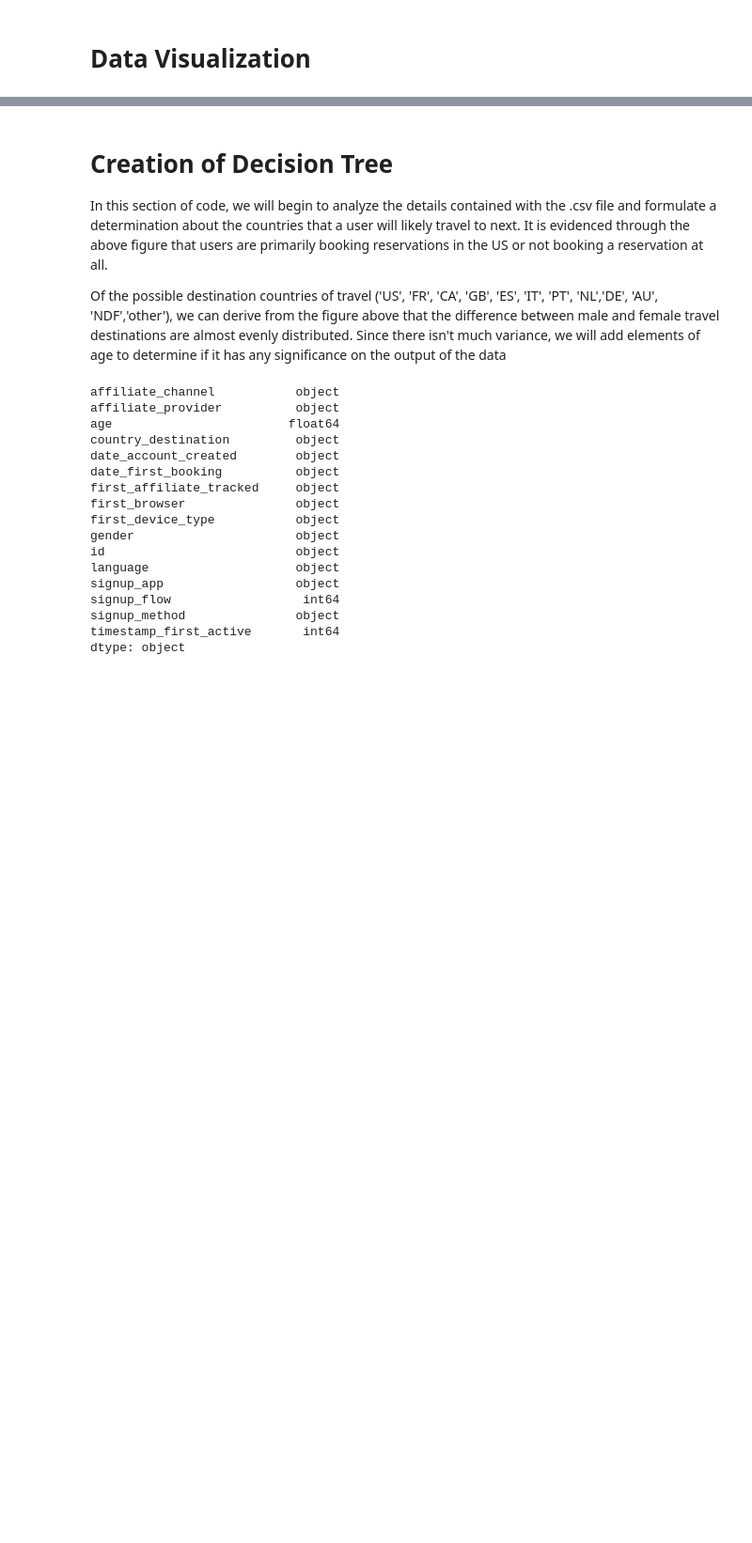
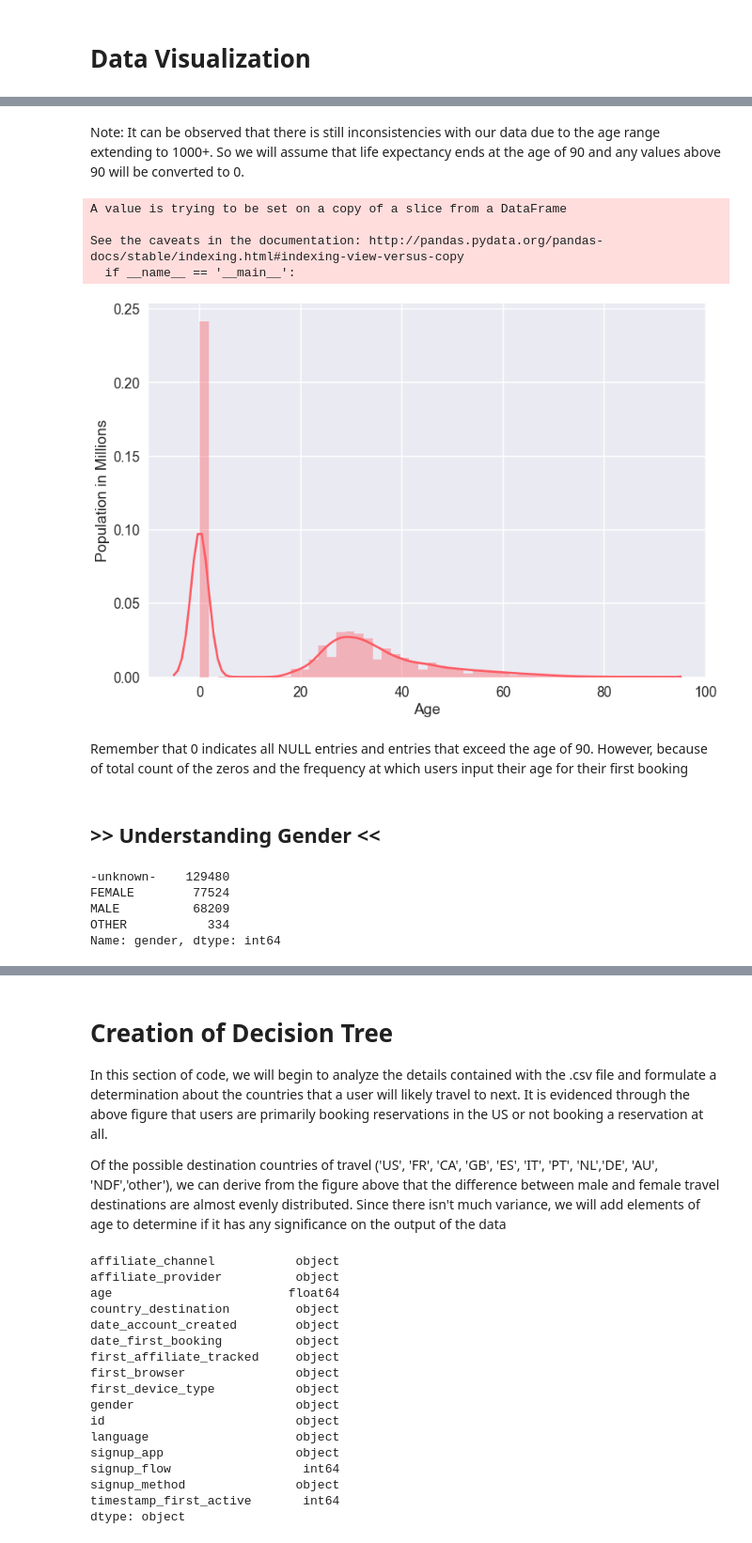
Before and after one commit to ttran48/Airbnb-Predictive-Analysis, a Jupyter notebook: Airbnb New User Bookings.ipynb, the cells around one changed output, grey strips where cells are left out. Shown: that part at 94% size. Drawn from its saved outputs; the diff is of its cells as text; code cells hidden in the pictures; blank space fills up the shorter version.

```diff
--- a/Airbnb New User Bookings.ipynb
+++ b/Airbnb New User Bookings.ipynb
@@ -241,0 +251,28 @@ We believe that these unseen characteristics(age, gender, timestamp first active
+# %% [markdown]
+Note: It can be observed that there is still inconsistencies with our data due to the age range extending to 1000+. So we will assume that life expectancy ends at the age of 90 and any values above 90 will be converted to 0.
+# %%
+users["age"][users["age"] > 90] = 0
+# %% [output]
+A value is trying to be set on a copy of a slice from a DataFrame
+
+See the caveats in the documentation: http://pandas.pydata.org/pandas-docs/stable/indexing.html#indexing-view-versus-copy
+  if __name__ == '__main__':
+# %%
+sns.distplot(users.age.dropna(), color='#FD5C64')
+plt.xlabel('Age')
+plt.ylabel('Population in Millions')
+sns.despine()
+# %% [output]
+[figure, added]
+# %% [markdown]
+Remember that 0 indicates all NULL entries and entries that exceed the age of 90. However, because of total count of the zeros and the frequency at which users input their age for their first booking
+# %% [markdown]
+## >> Understanding Gender <<
+# %%
+users["gender"].value_counts()
+# %% [output]
+-unknown-    129480
+FEMALE        77524
+MALE          68209
+OTHER           334
+Name: gender, dtype: int64
```
Also changed, not shown: parts of 22 cells of this notebook.
